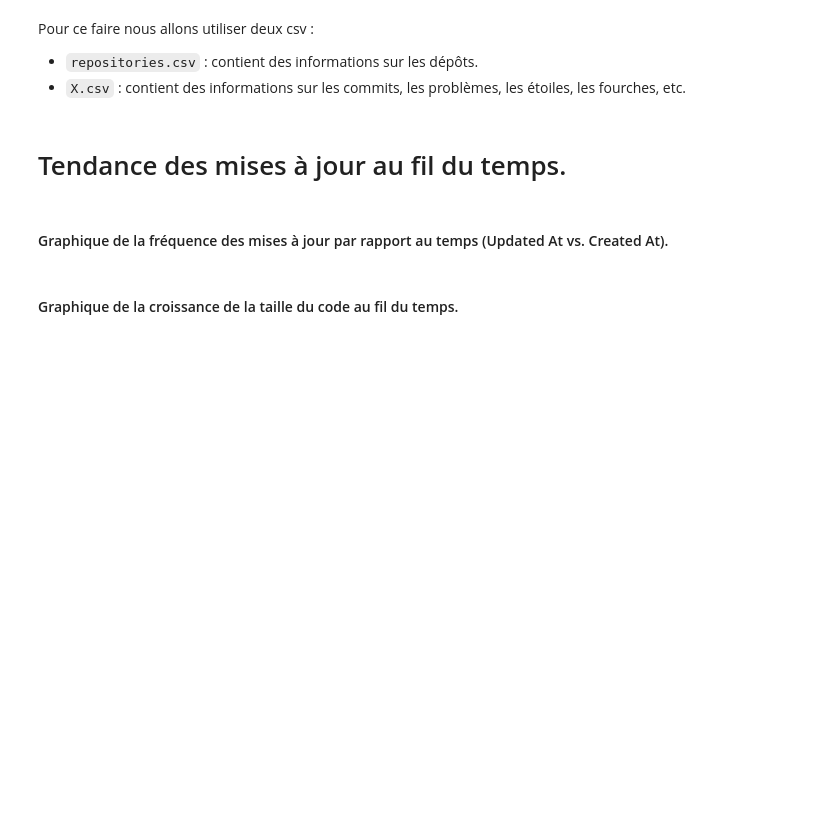
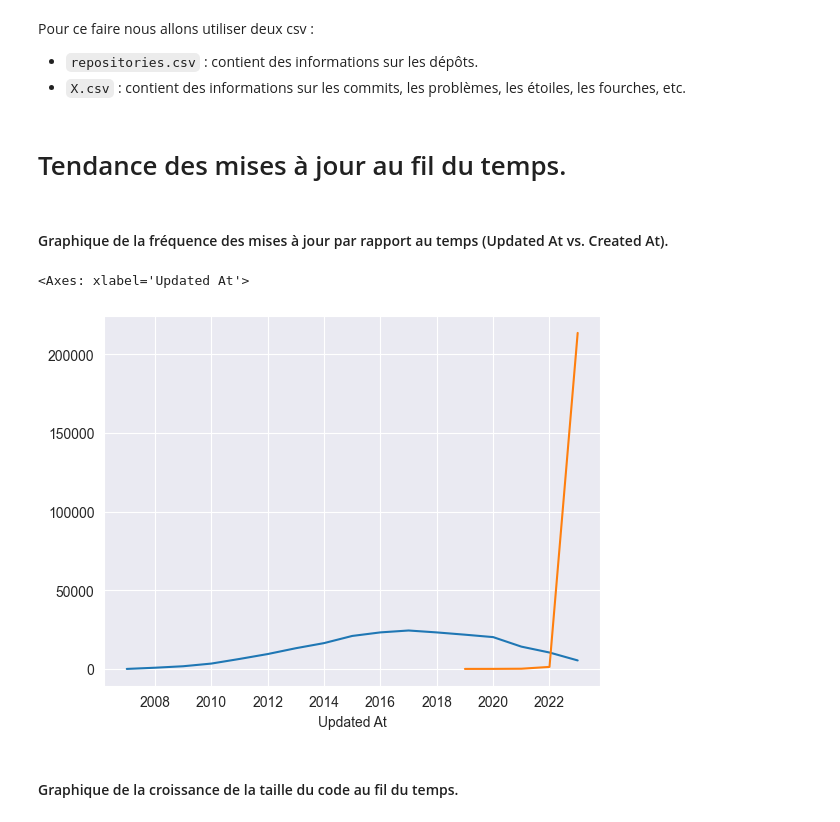
Before and after one commit to xhmyjae/stats-in-space, a Jupyter notebook: main.ipynb, the cells around one changed output. Drawn from its saved outputs; the diff is of its cells as text; code cells hidden in the pictures; blank space fills up the shorter version.

```diff
--- a/main.ipynb
+++ b/main.ipynb
@@ -11,8 +11,7 @@ import matplotlib.pyplot as plt
 import pandas as pd
 import seaborn as sns
 # %%
-repositories = pd.read_csv('repositories.csv')
-# X = pd.read_csv('X.csv')
+repositories = pd.read_csv('repositories.csv', parse_dates=['Created At', 'Updated At'])
 # %% [markdown]
 # Tendance des mises à jour au fil du temps.
 # %% [markdown]
@@ -22,2 +19,9 @@ repositories = pd.read_csv('repositories.csv')
+# %%
+# Plot qui compare 'Updated At' et 'Created At' avec le nombre de repositories
+repositories.groupby([repositories['Created At'].dt.year]).size().plot(kind='line')
+repositories.groupby([repositories['Updated At'].dt.year]).size().plot(kind='line')
+# %% [output]
+<Axes: xlabel='Updated At'>
+[figure, added]
 # %% [markdown]
 #### Graphique de la croissance de la taille du code au fil du temps.
```
Also changed, not shown: parts of 7 cells of this notebook, 1 other file.
